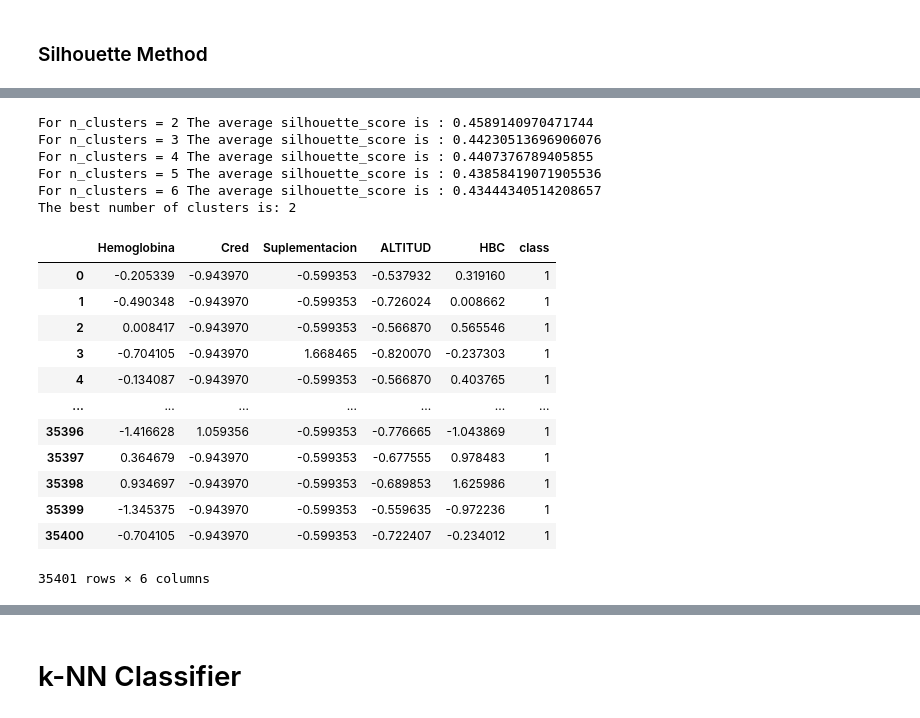
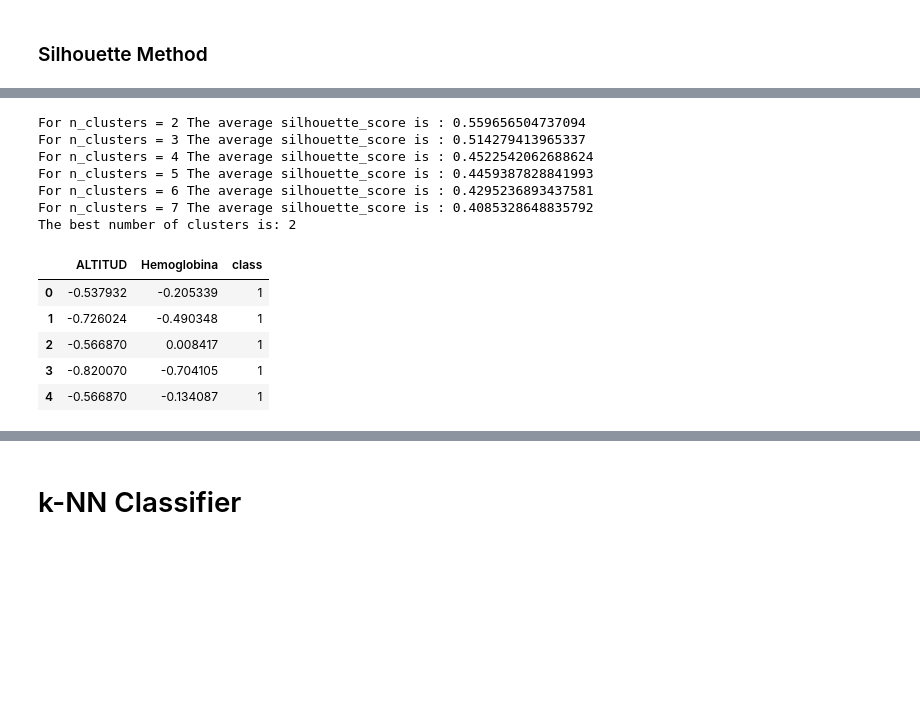
Before and after one commit to LuisSante/Anemia---Machine-Learning, a Jupyter notebook: IA_final.ipynb, the cells around one changed output, grey strips where cells are left out. Drawn from its saved outputs; the diff is of its cells as text; code cells hidden in the pictures; blank space fills up the shorter version.

Commit message:
feat: added clustering

```diff
--- a/IA_final.ipynb
+++ b/IA_final.ipynb
@@ -29,9 +29,9 @@ for dep in departamentos:
     dataset.append(d)
 # %%
 # merge all the dataframes of dataset into one
-df = pd.concat(dataset)
-df = df.reset_index(drop=True)
-df.head()
+data = pd.concat(dataset)
+data = data.reset_index(drop=True)
+data.head()
 # %% [output]
 |  | ï»¿Diresa | Red | Microred | EESS | Renipress | FechaAtencion | Sexo | FechaNacimiento | EdadMeses | ... |
 | 0 | AMAZONAS | CONDORCANQUI | CANDUNGOS | I-1 - 00005186 - PAPAYACU | 5186 | 11/22/2019 | M | 5/22/2016 | 42 | ... |
@@ -54,7 +54,8 @@ Index(['ï»¿Diresa', 'Red', 'Microred', 'EESS', 'Renipress', 'FechaAtencion',
 # %% [markdown]
 # Preprocessing
 # %%
-df = df[['Sexo', 'Juntos', 'SIS', 'Qaliwarma', 'Peso', 'Talla', 'Hemoglobina', 'Cred', 'Suplementacion', 'ALTITUD', 'HBC', 'Dx_Anemia']]
+df = data.copy()
+df = df[['Sexo', 'Juntos', 'SIS', 'Qaliwarma', 'Peso', 'Talla', 'Hemoglobina', 'Cred', 'Suplementacion', 'ALTITUD', 'DepartamentoPN', 'HBC', 'Dx_Anemia']]
 df.head()
 # %% [output]
 |  | Sexo | Juntos | SIS | Qaliwarma | Peso | Talla | Hemoglobina | Cred | Suplementacion | ALTITUD | ... |
@@ -99,6 +100,12 @@ df['Suplementacion'] = df['Suplementacion'].fillna(df['Suplementacion'].mode()[0
 # # ALTITUD
 df['ALTITUD'] = df['ALTITUD'].fillna(df['ALTITUD'].mode()[0])
 
+# # DepartamentoPN
+df['DepartamentoPN'] = df['DepartamentoPN'].fillna(df['DepartamentoPN'].mode()[0])
+df['DepartamentoPN'] = df['DepartamentoPN'].astype('category')
+df['DepartamentoPN'] = df['DepartamentoPN'].cat.codes
+
+
 # # HBC
 df['HBC'] = df['HBC'].fillna(df['HBC'].mode()[0])
 
@@ -218,28 +209,24 @@ temp.head()
 # %%
-best_n_clusters = silhouette(temp, 7)
+temp = df.copy()
+temp = temp[['ALTITUD', 'Hemoglobina']]
+best_n_clusters = silhouette(temp, 8)
 kmeans = KMeans(n_clusters=best_n_clusters, random_state=0).fit(temp)
 kmeans.predict(temp)
-# print(kmeans.labels_)
-# print(kmeans.cluster_centers_)
 labels = pd.Series(kmeans.labels_, name="class")
-X.join(labels)
+# X.join(labels)
+temp['class'] = labels
+temp.head()
 # %% [output]
-For n_clusters = 2 The average silhouette_score is : 0.4589140970471744
-For n_clusters = 3 The average silhouette_score is : 0.44230513696906076
-For n_clusters = 4 The average silhouette_score is : 0.4407376789405855
-For n_clusters = 5 The average silhouette_score is : 0.43858419071905536
-For n_clusters = 6 The average silhouette_score is : 0.43444340514208657
+For n_clusters = 2 The average silhouette_score is : 0.559656504737094
+For n_clusters = 3 The average silhouette_score is : 0.514279413965337
+For n_clusters = 4 The average silhouette_score is : 0.4522542062688624
+For n_clusters = 5 The average silhouette_score is : 0.4459387828841993
+For n_clusters = 6 The average silhouette_score is : 0.4295236893437581
+For n_clusters = 7 The average silhouette_score is : 0.4085328648835792
 The best number of clusters is: 2
-|  | Hemoglobina | Cred | Suplementacion | ALTITUD | HBC | class |
-| 0 | -0.205339 | -0.943970 | -0.599353 | -0.537932 | 0.319160 | 1 |
-| 1 | -0.490348 | -0.943970 | -0.599353 | -0.726024 | 0.008662 | 1 |
-| 2 | 0.008417 | -0.943970 | -0.599353 | -0.566870 | 0.565546 | 1 |
-| 3 | -0.704105 | -0.943970 | 1.668465 | -0.820070 | -0.237303 | 1 |
-| 4 | -0.134087 | -0.943970 | -0.599353 | -0.566870 | 0.403765 | 1 |
-| ... | ... | ... | ... | ... | ... | ... |
-| 35396 | -1.416628 | 1.059356 | -0.599353 | -0.776665 | -1.043869 | 1 |
-| 35397 | 0.364679 | -0.943970 | -0.599353 | -0.677555 | 0.978483 | 1 |
-| 35398 | 0.934697 | -0.943970 | -0.599353 | -0.689853 | 1.625986 | 1 |
-| 35399 | -1.345375 | -0.943970 | -0.599353 | -0.559635 | -0.972236 | 1 |
-| 35400 | -0.704105 | -0.943970 | -0.599353 | -0.722407 | -0.234012 | 1 |
+|  | ALTITUD | Hemoglobina | class |
+| 0 | -0.537932 | -0.205339 | 1 |
+| 1 | -0.726024 | -0.490348 | 1 |
+| 2 | -0.566870 | 0.008417 | 1 |
+| 3 | -0.820070 | -0.704105 | 1 |
+| 4 | -0.566870 | -0.134087 | 1 |
-35401 rows × 6 columns
```
Also changed, not shown: parts of 11 cells of this notebook.
